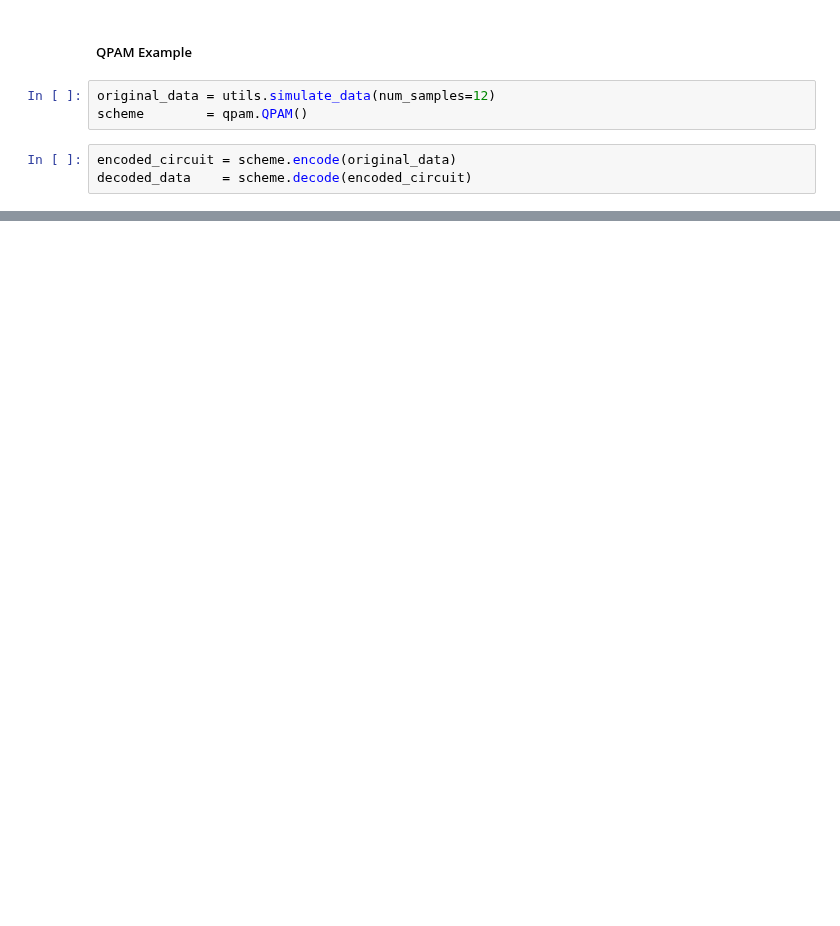
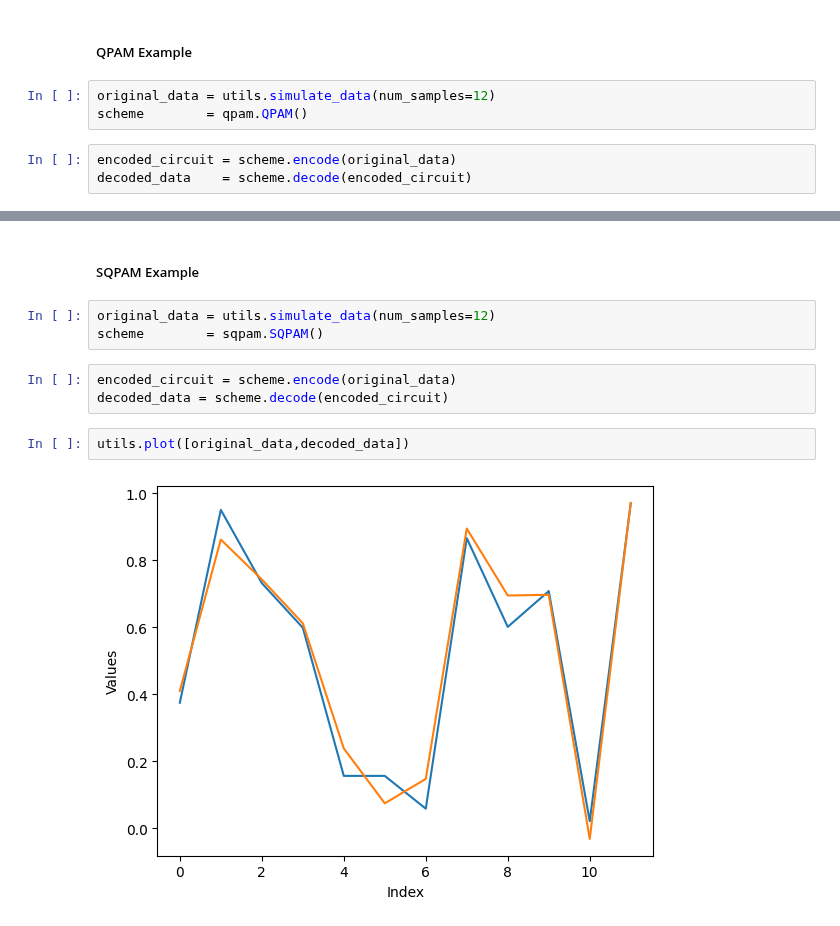
Before and after one commit to moth-quantum/quantum-audio, a Jupyter notebook: notebooks/schemes_test.ipynb, the cells around one changed output, grey strips where cells are left out. Drawn from its saved outputs; the diff is of its cells as text; blank space fills up the shorter version.

Commit message:
sqpam-tested

```diff
--- a/notebooks/schemes_test.ipynb
+++ b/notebooks/schemes_test.ipynb
@@ -17,0 +18,12 @@ utils.plot([original_data,decoded_data])
+# %% [markdown]
+##### SQPAM Example
+# %%
+original_data = utils.simulate_data(num_samples=12)
+scheme        = sqpam.SQPAM()
+# %%
+encoded_circuit = scheme.encode(original_data)
+decoded_data = scheme.decode(encoded_circuit)
+# %%
+utils.plot([original_data,decoded_data])
+# %% [output]
+[figure, added]
```
Also changed, not shown: parts of 2 cells of this notebook, 3 other files.
